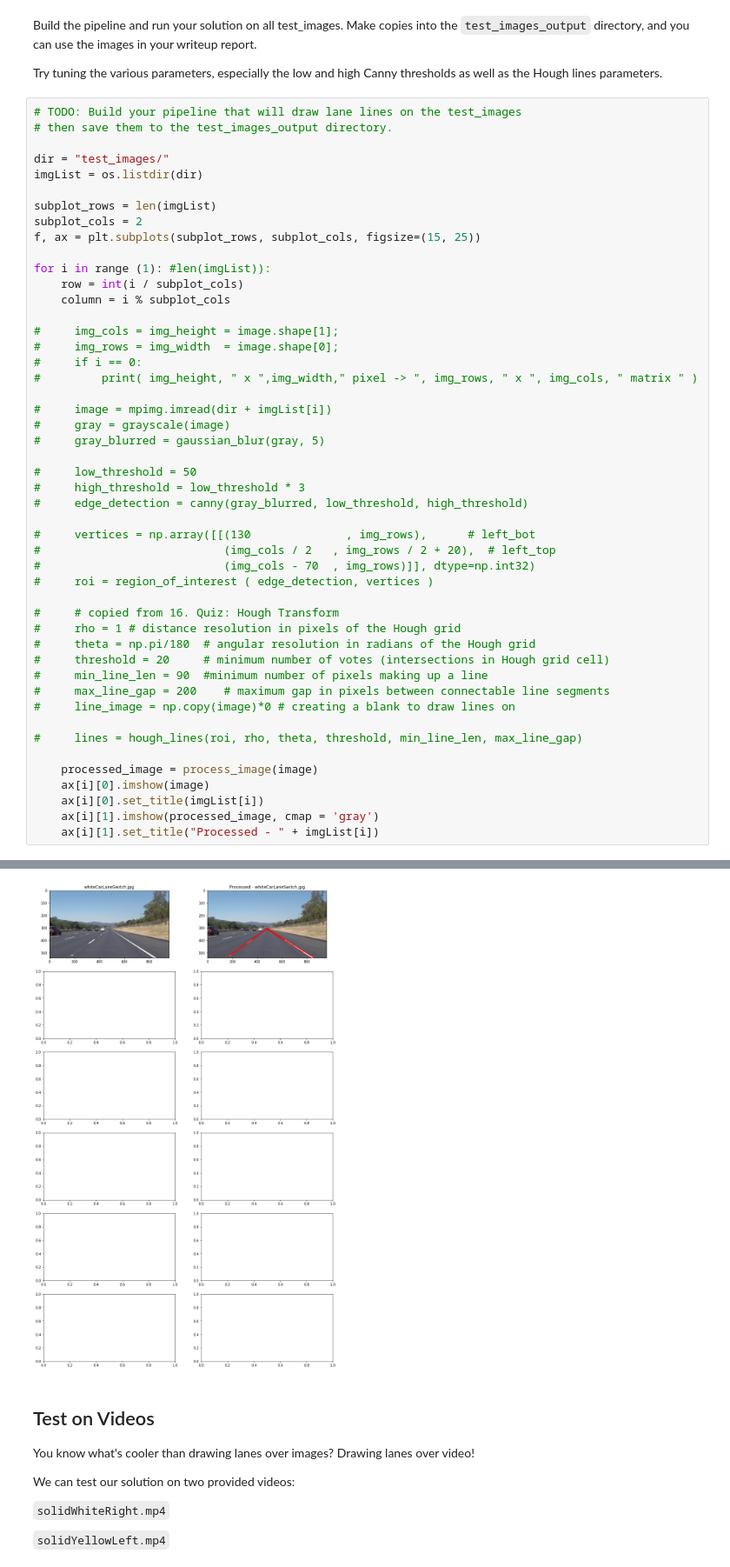
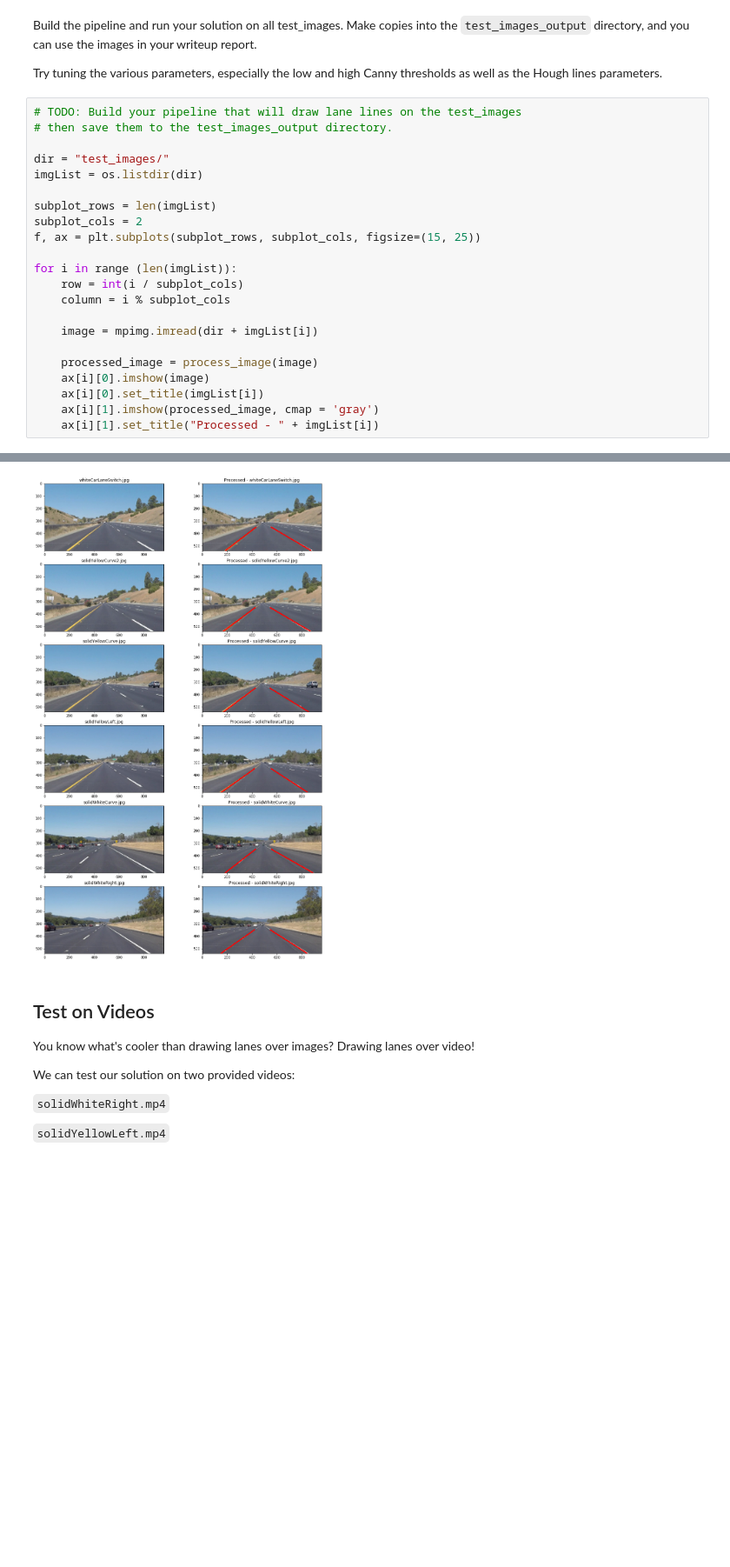
Before and after one commit to bessszilard/Udacity-Self-Driving-Car-Engineer-Nanodegree-Program, a Jupyter notebook: Project-1-Finding-Lane-Lines/P1.ipynb, the cells around one changed output, grey strips where cells are left out. Shown at 87% size. Saved outputs shown, nothing was run; the diff lists cells and outputs as text; blank space fills up the shorter version.

```diff
--- a/Project-1-Finding-Lane-Lines/P1.ipynb
+++ b/Project-1-Finding-Lane-Lines/P1.ipynb
@@ -204,37 +204,11 @@ subplot_rows = len(imgList)
 subplot_cols = 2
 f, ax = plt.subplots(subplot_rows, subplot_cols, figsize=(15, 25))
 
-for i in range (1): #len(imgList)):
+for i in range (len(imgList)):
     row = int(i / subplot_cols)
     column = i % subplot_cols
 
-#     img_cols = img_height = image.shape[1];
-#     img_rows = img_width  = image.shape[0];
-#     if i == 0:
-#         print( img_height, " x ",img_width," pixel -> ", img_rows, " x ", img_cols, " matrix " )
-
-#     image = mpimg.imread(dir + imgList[i])
-#     gray = grayscale(image)
-#     gray_blurred = gaussian_blur(gray, 5)
-
-#     low_threshold = 50
-#     high_threshold = low_threshold * 3
-#     edge_detection = canny(gray_blurred, low_threshold, high_threshold)
-
-#     vertices = np.array([[(130              , img_rows),      # left_bot
-#                           (img_cols / 2   , img_rows / 2 + 20),  # left_top
-#                           (img_cols - 70  , img_rows)]], dtype=np.int32)
-#     roi = region_of_interest ( edge_detection, vertices )
-
-#     # copied from 16. Quiz: Hough Transform
-#     rho = 1 # distance resolution in pixels of the Hough grid
-#     theta = np.pi/180  # angular resolution in radians of the Hough grid
-#     threshold = 20     # minimum number of votes (intersections in Hough grid cell)
-#     min_line_len = 90  #minimum number of pixels making up a line
-#     max_line_gap = 200    # maximum gap in pixels between connectable line segments
-#     line_image = np.copy(image)*0 # creating a blank to draw lines on
-
-#     lines = hough_lines(roi, rho, theta, threshold, min_line_len, max_line_gap)
+    image = mpimg.imread(dir + imgList[i])
 
     processed_image = process_image(image)
     ax[i][0].imshow(image)
@@ -256,4 +219,4 @@ for i in range (1): #len(imgList)):
-[figure, old version]
+[figure, new version]
 # %% [markdown]
 ## Test on Videos
 
```
Also changed, not shown: parts of 7 cells of this notebook.
